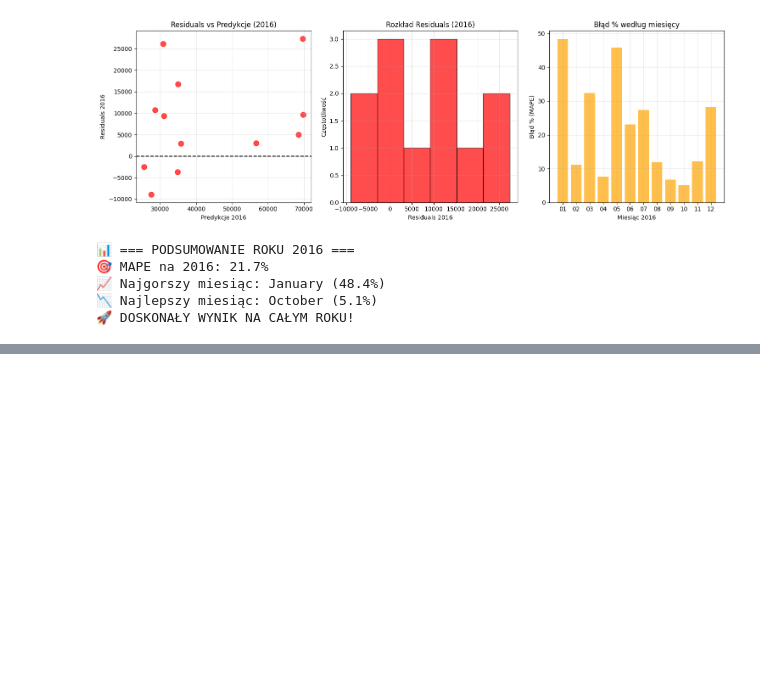
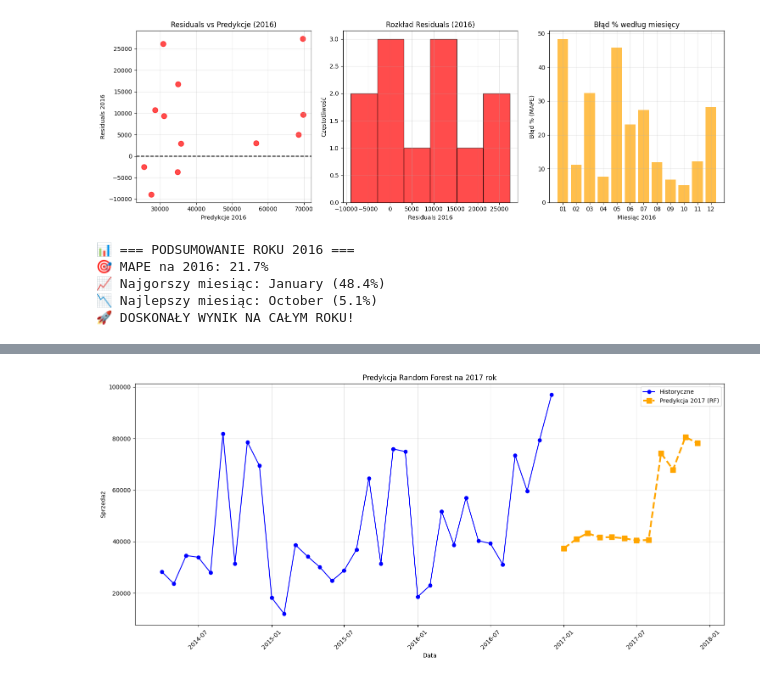
Before and after one commit to Matela7/forecasting_sales, a Jupyter notebook: main.ipynb, the cells around one changed output, grey strips where cells are left out. Saved outputs shown, nothing was run; the diff lists cells and outputs as text; code cells hidden in the pictures; blank space fills up the shorter version.

```diff
--- a/main.ipynb
+++ b/main.ipynb
@@ -1065,0 +638,69 @@ NameError: name 'XGBRegressor' is not defined
+# %%
+# FINALNA PREDYKCJA NA 2017 ROK NA CAŁYM DATASECIE (Random Forest)
+
+print("=== FINALNA PREDYKCJA NA 2017 ROK (Random Forest) ===")
+
+# Przygotuj dane do predykcji na 2017
+last_month = monthly_sales['Order Month'].max()
+start_2017 = pd.to_datetime('2017-01-01')
+months_2017 = pd.date_range(start=start_2017, periods=12, freq='MS')
+
+future_preds = []
+future_rows = []
+
+features_pred = features
+history = monthly_sales.copy()
+
+for month in months_2017:
+    row = {}
+    row['Order Month'] = month
+    row['Month'] = month.month
+    row['Year'] = month.year
+    row['is_december'] = int(month.month == 12)
+    row['is_january'] = int(month.month == 1)
+    row['is_q4'] = int(month.month in [10, 11, 12])
+    row['is_q1'] = int(month.month in [1, 2, 3])
+    row['is_thanksgiving_month'] = int(month.month == 11)
+    row['is_july4_month'] = int(month.month == 7)
+    row['time_trend'] = len(history)
+    row['month_sin'] = np.sin(2 * np.pi * month.month / 12)
+    row['month_cos'] = np.cos(2 * np.pi * month.month / 12)
+    # Rolling means
+    row['rolling_mean_6'] = history['Sales'].rolling(window=6, min_periods=1).mean().iloc[-1]
+    row['rolling_mean_12'] = history['Sales'].rolling(window=12, min_periods=1).mean().iloc[-1]
+    # Lagi
+    row['lag_1'] = history['Sales'].iloc[-1]
+    row['lag_2'] = history['Sales'].iloc[-2] if len(history) > 1 else row['lag_1']
+    row['lag_3'] = history['Sales'].iloc[-3] if len(history) > 2 else row['lag_1']
+
+    # Upewnij się, że kolejność cech jest taka sama
+    X_pred = pd.DataFrame([row])[features_pred]
+
+    y_pred = final_rf.predict(X_pred)[0]
+
+    row['Sales'] = y_pred
+    history = pd.concat([history, pd.DataFrame([row])], ignore_index=True)
+    future_preds.append(y_pred)
+    future_rows.append(row)
+
+# Stwórz DataFrame z predykcjami
+future_df = pd.DataFrame(future_rows)
+future_df['Order Month'] = months_2017
+future_df['Predicted Sales'] = future_preds
+
+print("\n=== PREDYKCJE NA 2017 ROK (Random Forest) ===")
+print(future_df[['Order Month', 'Predicted Sales']])
+
+# Wykres: cała seria + predykcja na 2017
+plt.figure(figsize=(15, 7))
+plt.plot(monthly_sales['Order Month'], monthly_sales['Sales'], 'o-', label='Historyczne', color='blue')
+plt.plot(future_df['Order Month'], future_df['Predicted Sales'], 's--', label='Predykcja 2017 (RF)', color='orange', linewidth=3, markersize=8)
+plt.xlabel('Data')
+plt.ylabel('Sprzedaż')
+plt.title('Predykcja Random Forest na 2017 rok')
+plt.legend()
+plt.xticks(rotation=45)
+plt.grid(True, alpha=0.3)
+plt.tight_layout()
+plt.show()
+# %% [output]
@@ -1065,0 +723 @@ NameError: name 'XGBRegressor' is not defined
+[figure, added]
```
Also changed, not shown: parts of 4 cells of this notebook, 6 other files.
